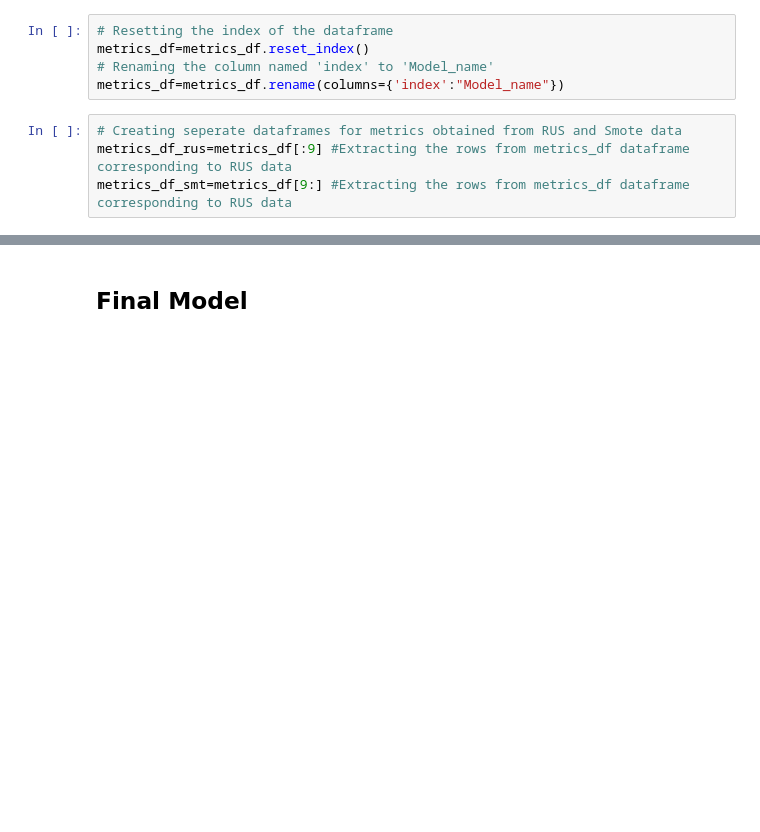
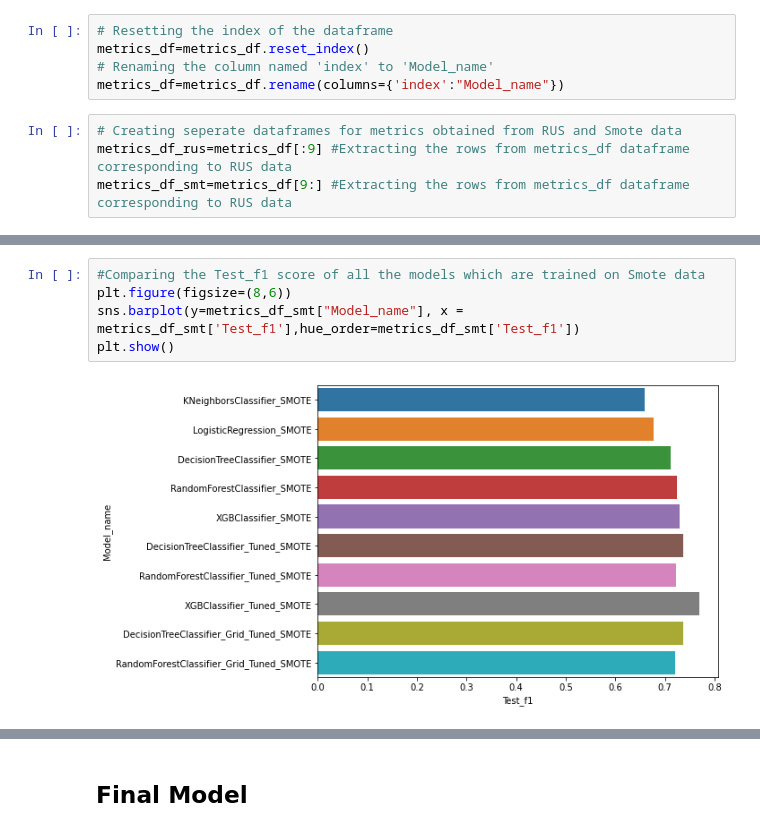
Before and after one commit to Dany511/Email-Campaign-Effectiveness-Prediction, a Jupyter notebook: Email_Campaign_Capstone.ipynb, the cells around one changed output, grey strips where cells are left out. Cells and saved outputs as stored; diff of their text form; blank space fills up the shorter version.

```diff
--- a/Email_Campaign_Capstone.ipynb
+++ b/Email_Campaign_Capstone.ipynb
@@ -1491,0 +1519,7 @@ metrics_df_smt=metrics_df[9:] #Extracting the rows from metrics_df dataframe cor
+# %%
+#Comparing the Test_f1 score of all the models which are trained on Smote data
+plt.figure(figsize=(8,6))
+sns.barplot(y=metrics_df_smt["Model_name"], x = metrics_df_smt['Test_f1'],hue_order=metrics_df_smt['Test_f1'])
+plt.show()
+# %% [output]
+[figure, added]
```
Also changed, not shown: parts of 38 cells of this notebook.
